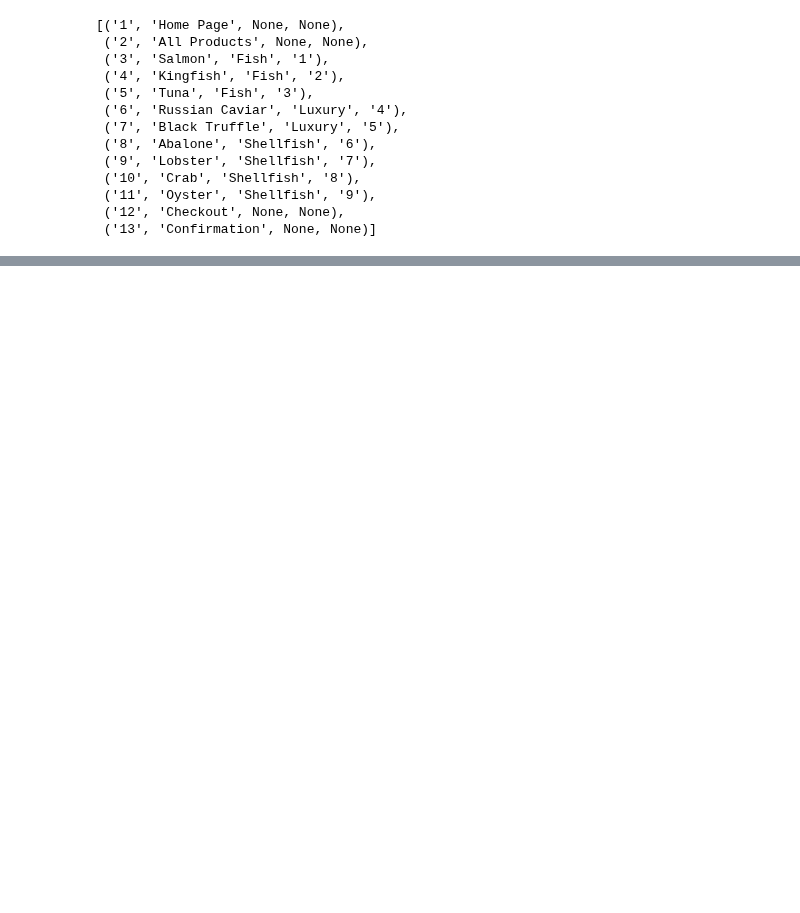
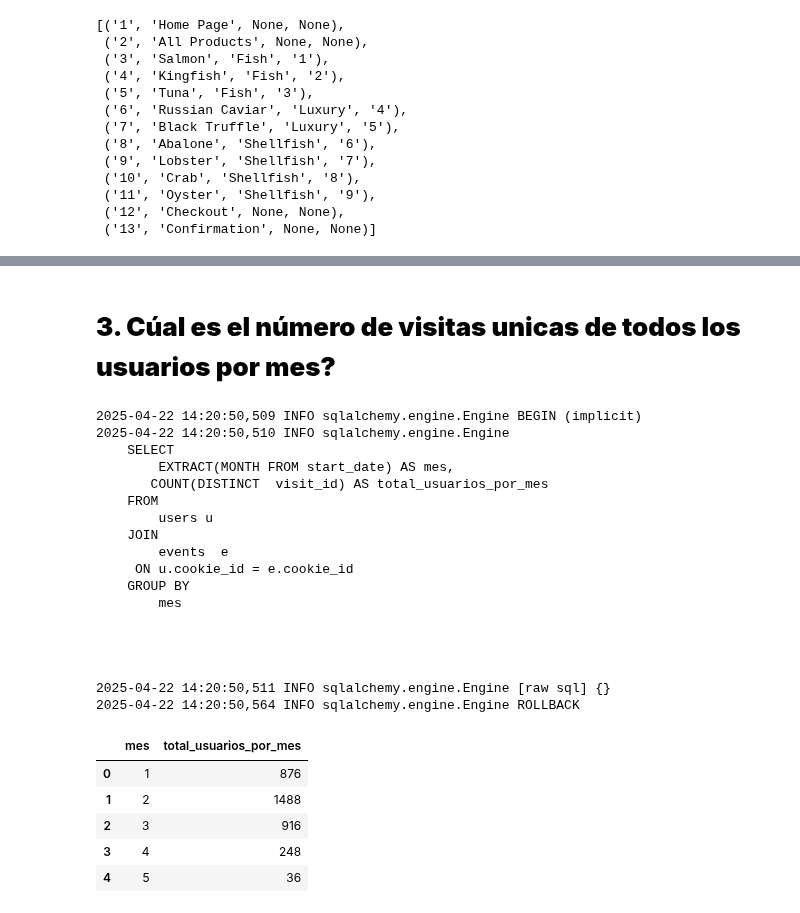
Before and after one commit to LLAES07/SQL_DESAFIO, a Jupyter notebook: Caso_6/Caso_6.ipynb, the cells around one changed output, grey strips where cells are left out. Drawn from its saved outputs; the diff is of its cells as text; code cells hidden in the pictures; blank space fills up the shorter version.

```diff
--- a/Caso_6/Caso_6.ipynb
+++ b/Caso_6/Caso_6.ipynb
@@ -335,0 +415,46 @@ IntegrityError: (pymysql.err.IntegrityError) (1062, "Duplicate entry 'ccf365' fo
+# %% [markdown]
+# **3. Cúal es el número de visitas unicas de todos los usuarios por mes?**
+# %%
+query = '''
+    SELECT
+        EXTRACT(MONTH FROM start_date) AS mes,
+       COUNT(DISTINCT  visit_id) AS total_usuarios_por_mes
+    FROM
+        users u
+    JOIN
+        events  e
+     ON u.cookie_id = e.cookie_id
+    GROUP BY
+        mes
+
+
+
+'''
+
+
+pd.read_sql_query(query, con=engine)
+# %% [output]
+2025-04-22 14:20:50,509 INFO sqlalchemy.engine.Engine BEGIN (implicit)
+2025-04-22 14:20:50,510 INFO sqlalchemy.engine.Engine
+    SELECT
+        EXTRACT(MONTH FROM start_date) AS mes,
+       COUNT(DISTINCT  visit_id) AS total_usuarios_por_mes
+    FROM
+        users u
+    JOIN
+        events  e
+     ON u.cookie_id = e.cookie_id
+    GROUP BY
+        mes
+
+
+
+
+2025-04-22 14:20:50,511 INFO sqlalchemy.engine.Engine [raw sql] {}
+2025-04-22 14:20:50,564 INFO sqlalchemy.engine.Engine ROLLBACK
+|  | mes | total_usuarios_por_mes |
+| 0 | 1 | 876 |
+| 1 | 2 | 1488 |
+| 2 | 3 | 916 |
+| 3 | 4 | 248 |
+| 4 | 5 | 36 |
```
Also changed, not shown: parts of 16 cells of this notebook.
